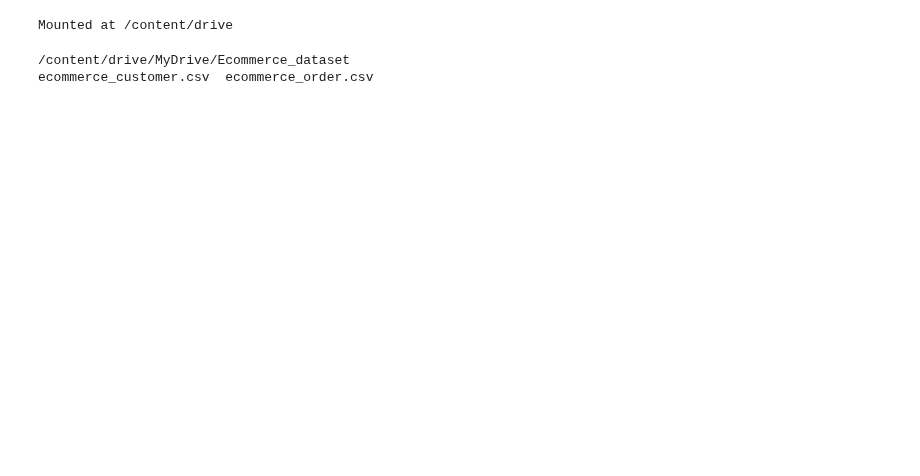
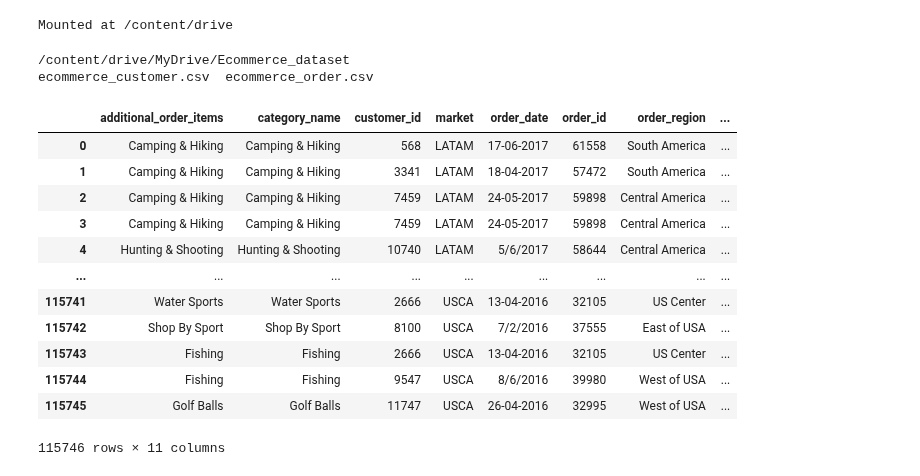
Before and after one commit to Phuong181003/ecommerce, a Jupyter notebook: ecommerce_data.ipynb, the cells around one changed output. Cells and saved outputs as stored; diff of their text form; code cells hidden in the pictures; blank space fills up the shorter version.

```diff
--- a/ecommerce_data.ipynb
+++ b/ecommerce_data.ipynb
@@ -18,3 +18,19 @@ import matplotlib.pyplot as plt
 # %%
 df_order = pd.read_csv("ecommerce_order.csv")
 df_cus = pd.read_csv("ecommerce_customer.csv")
+# %%
+df_order
+# %% [output]
+|  | additional_order_items | category_name | customer_id | market | order_date | order_id | order_region | ... |
+| 0 | Camping & Hiking | Camping & Hiking | 568 | LATAM | 17-06-2017 | 61558 | South America | ... |
+| 1 | Camping & Hiking | Camping & Hiking | 3341 | LATAM | 18-04-2017 | 57472 | South America | ... |
+| 2 | Camping & Hiking | Camping & Hiking | 7459 | LATAM | 24-05-2017 | 59898 | Central America | ... |
+| 3 | Camping & Hiking | Camping & Hiking | 7459 | LATAM | 24-05-2017 | 59898 | Central America | ... |
+| 4 | Hunting & Shooting | Hunting & Shooting | 10740 | LATAM | 5/6/2017 | 58644 | Central America | ... |
+| ... | ... | ... | ... | ... | ... | ... | ... | ... |
+| 115741 | Water Sports | Water Sports | 2666 | USCA | 13-04-2016 | 32105 | US Center | ... |
+| 115742 | Shop By Sport | Shop By Sport | 8100 | USCA | 7/2/2016 | 37555 | East of USA | ... |
+| 115743 | Fishing | Fishing | 2666 | USCA | 13-04-2016 | 32105 | US Center | ... |
+| 115744 | Fishing | Fishing | 9547 | USCA | 8/6/2016 | 39980 | West of USA | ... |
+| 115745 | Golf Balls | Golf Balls | 11747 | USCA | 26-04-2016 | 32995 | West of USA | ... |
+115746 rows × 11 columns
```
Also changed, not shown: parts of 1 cell of this notebook.
